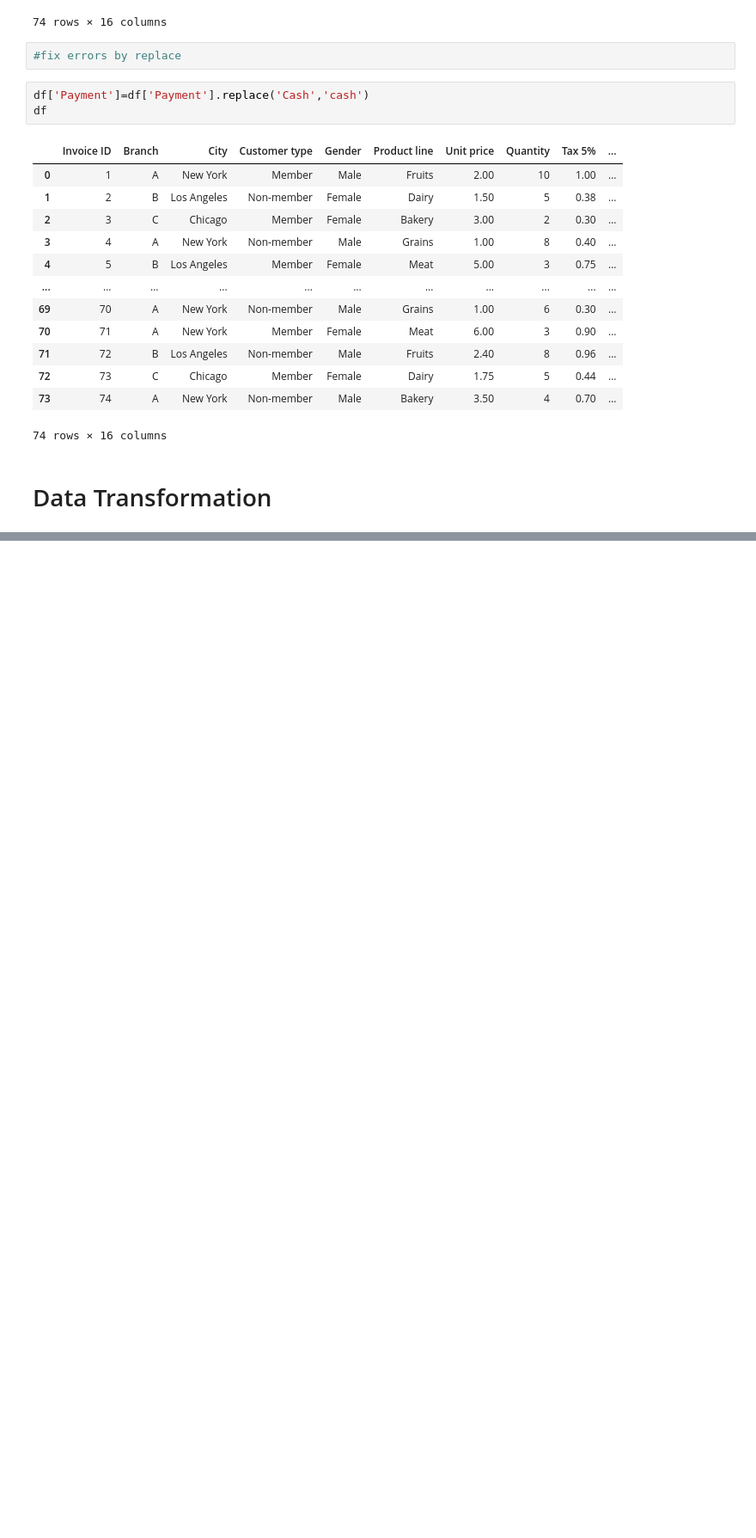
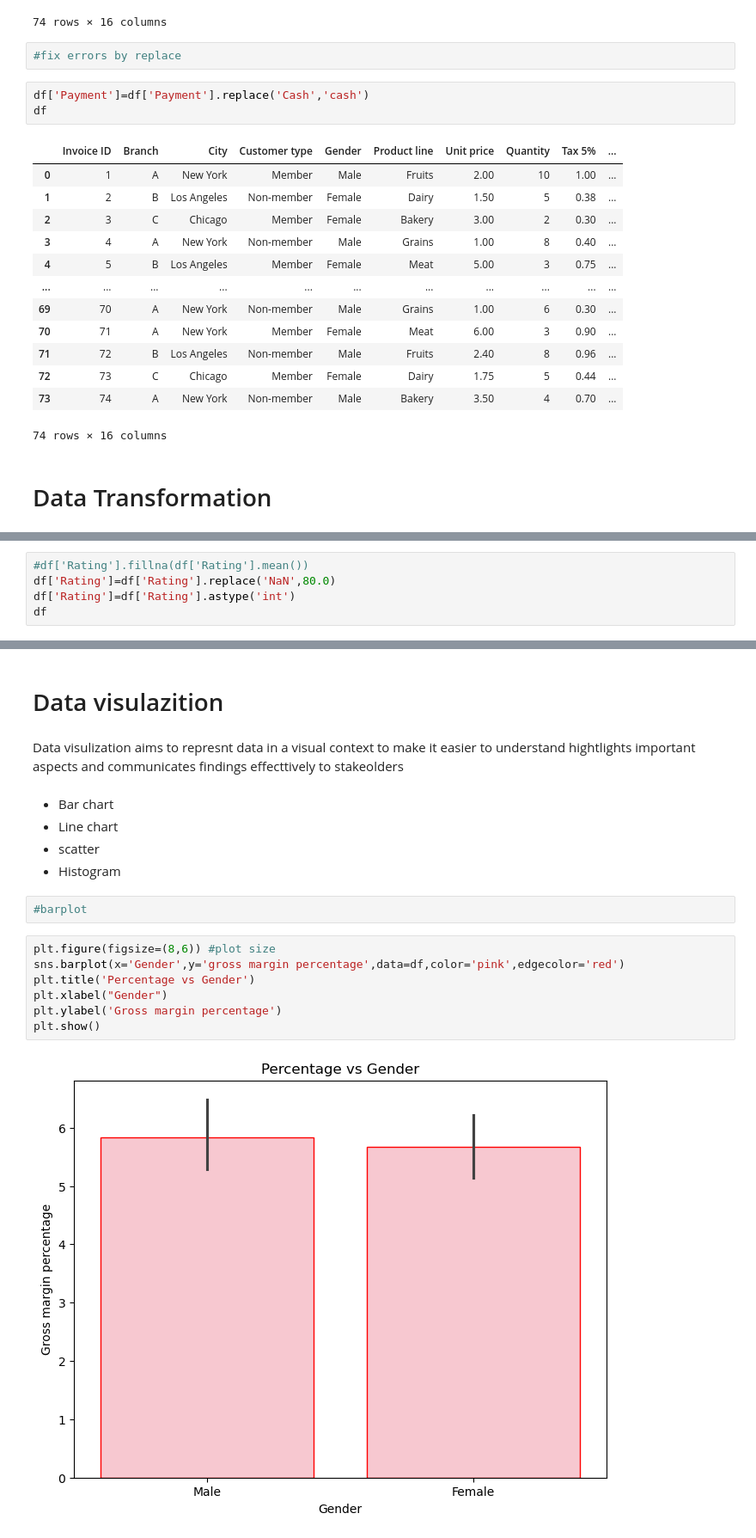
Before and after one commit to Sangeethasankar1020/datanalytics_learning, a Jupyter notebook: EDA - Exploratory Data Analysis/EDA.ipynb, the cells around one changed output, grey strips where cells are left out. Shown: that part at 86% size. Saved outputs shown, nothing was run; the diff lists cells and outputs as text; blank space fills up the shorter version.

```diff
--- a/EDA - Exploratory Data Analysis/EDA.ipynb
+++ b/EDA - Exploratory Data Analysis/EDA.ipynb
@@ -452,0 +457,5 @@ df
+# %%
+#df['Rating'].fillna(df['Rating'].mean())
+df['Rating']=df['Rating'].replace('NaN',80.0)
+df['Rating']=df['Rating'].astype('int')
+df
@@ -452,0 +538,20 @@ df
+# %% [markdown]
+# Data visulazition
+# %% [markdown]
+Data visulization aims to represnt data in a visual context to make it easier to understand hightlights important aspects and communicates findings effecttively to stakeolders
+# %% [markdown]
+ - Bar chart
+ - Line chart
+ - scatter
+ - Histogram
+# %%
+#barplot
+# %%
+plt.figure(figsize=(8,6)) #plot size
+sns.barplot(x='Gender',y='gross margin percentage',data=df,color='pink',edgecolor='red')
+plt.title('Percentage vs Gender')
+plt.xlabel("Gender")
+plt.ylabel('Gross margin percentage')
+plt.show()
+# %% [output]
+[figure, added]
```
Also changed, not shown: parts of 20 cells of this notebook, 6 other files.
